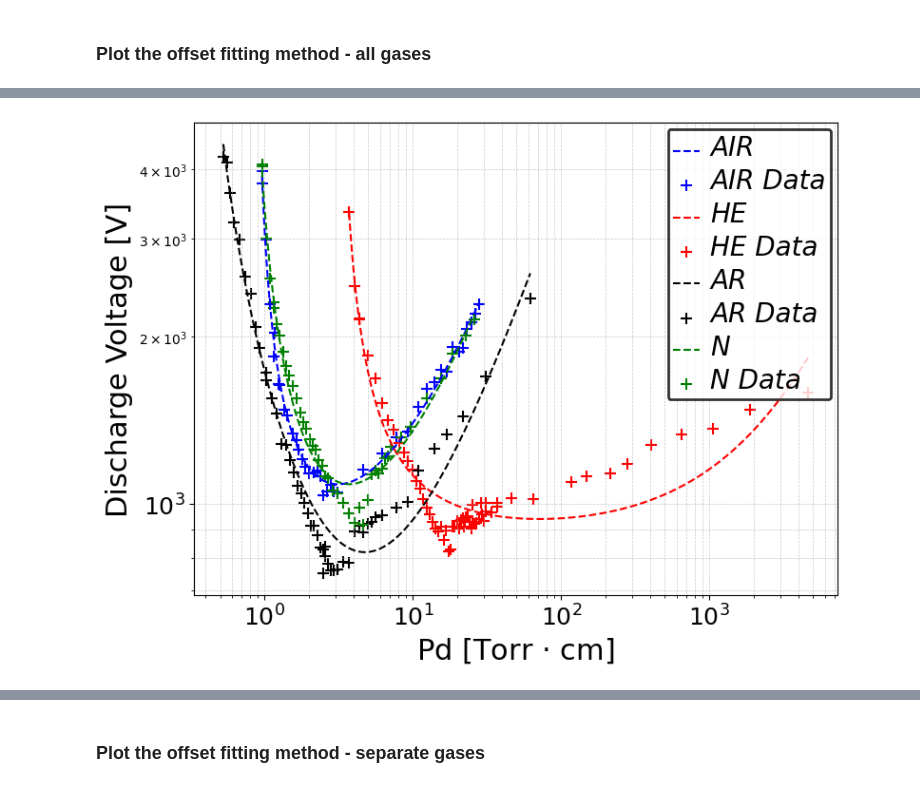
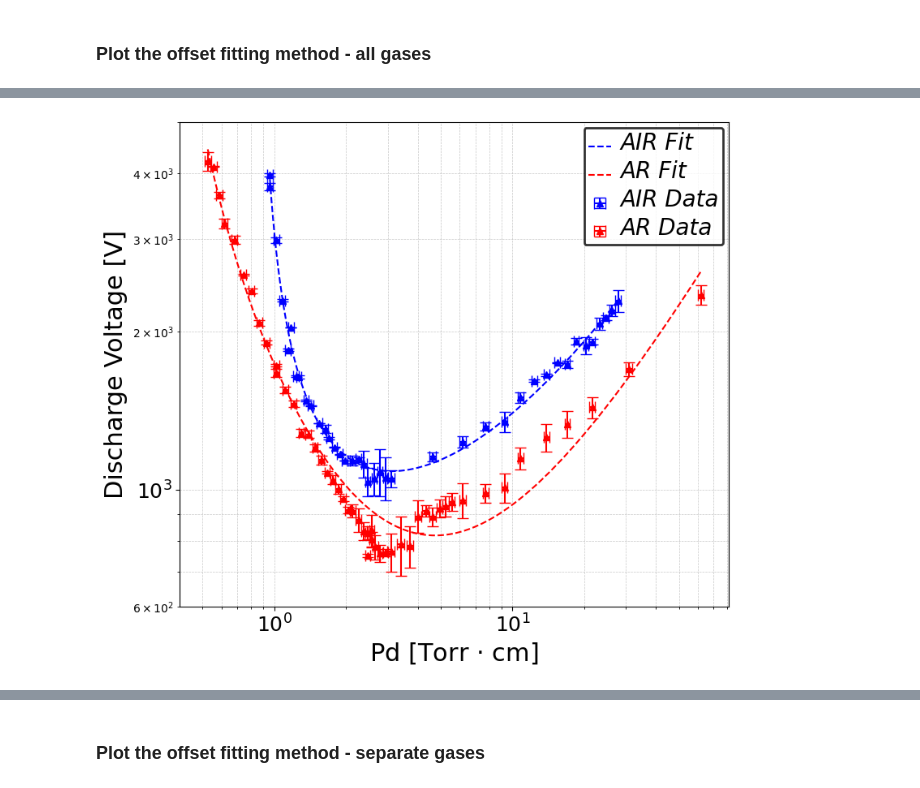
Before and after one commit to ferocitoo/TP3, a Jupyter notebook: TP_Plasma/Discharge.ipynb, the cells around one changed output, grey strips where cells are left out. Drawn from its saved outputs; the diff is of its cells as text; code cells hidden in the pictures.

```diff
--- a/TP_Plasma/Discharge.ipynb
+++ b/TP_Plasma/Discharge.ipynb
@@ -34,7 +34,9 @@ Ns = [48, 66,61,48]
 
 Vs=[[] for i in range(len(Gases))]
 Ps=[[] for i in range(len(Gases))]
+Ps_errors=[[] for i in range(len(Gases))]
 discharge_Vs = [[] for i in range(len(Gases))]
+discharge_V_errors = [[] for i in range(len(Gases))]
 
 for i, (gas, N) in enumerate(zip(Gases, Ns)):
     for j in range(1, N + 1):
@@ -63,7 +65,23 @@ for i, (gas, N) in enumerate(zip(Gases, Ns)):
             pressure_value = float(pressure_value)
             Ps[i].append(pressure_value)
 
+            # Calculate the error on the pressure
+            pressure_error = pressure_value * 0.01
+
+            Ps_errors[i].append(pressure_error)
+
+            discharge_V = np.max(data_V)
+
+            # Compute the discharge_V error as the difference between the max value and the next value of the voltage
+            sorted_data_V = np.sort(data_V)[::-1]  # Sort in descending order
+
+            discharge_V_error = (sorted_data_V[0] - sorted_data_V[1])*2
+            print(f"Discharge voltage error for {gas} {j}: {discharge_V_error}")
+
             discharge_Vs[i].append(np.max(data_V))
+            discharge_V_errors[i].append(discharge_V_error)
+
+
 
 
 
@@ -245,6 +286,7 @@ plt.show()
 ### Using offset fitting method
 # %%
 params = np.zeros((len(Gases), 5))
+params_pcov = np.zeros((len(Gases), 5, 5))
 
 # Separate plots for each gas
 for g in range(len(Gases)):
@@ -278,37 +320,94 @@ for g in range(len(Gases)):
 
     #add the parameters to the array
     params[g] = popt
+    params_pcov[g] = pcov
 
 #
 # %% [markdown]
 ### Plot the offset fitting method - all gases
 # %%
-ax, fig =u.create_figure_and_apply_format((8, 6), xlabel=r"Pd [Torr $\cdot$ cm]", ylabel="Discharge Voltage [V]")
+ax, fig =u.create_figure_and_apply_format((8, 7), xlabel=r"Pd [Torr $\cdot$ cm]", ylabel="Discharge Voltage [V]")
 
-colors = ['blue', 'red', 'black', 'green']
+colors = ['blue', 'red','red', 'blue']
 
 for g in range(len(Gases)):
+    if Gases[g] == 'N' or Gases[g] == 'HE':
+        continue
+
+
     pd = Ps_torr[g] * d
+    pd_error = Ps_error_torr[g] * d + Ps_torr[g] * d_error
+
     V = discharge_Vs[g]
+    V_error = discharge_V_errors[g]
+
 
     popt = params[g]
     C = popt[2]
 
     pd_fit = np.linspace(np.min(pd), np.max(pd), 100000)
-    ax.plot(pd_fit, fit_offset(pd_fit, *popt), label=f'{Gases[g]}', linestyle='--', color=colors[g])
+    ax.plot(pd_fit, fit_offset(pd_fit, *popt), label=f'{Gases[g]} Fit', linestyle='--', color=colors[g])
     print("Gas : ", Gases[g])
     print("gamma : ", 1/(np.exp(np.exp(C)-1)))
 
 
     # Scatter plot for the current gas
     # ax.errorbar(pd, V, xerr=pd_error[g], yerr=0.1, fmt='^', ecolor='red', capsize=5, alpha=0.4)
-    ax.scatter(pd, V, label=f'{Gases[g]} Data', marker='+', s=75, color=colors[g])
+    # ax.scatter(pd, V, label=f'{Gases[g]} Data', marker='+', s=75, color=colors[g])
+    ax.errorbar(pd, V, xerr=pd_error, yerr=V_error, fmt='^', capsize=5, color=colors[g], label=f'{Gases[g]} Data')
+
 
 
     ax.set_xscale('log')
     ax.set_yscale('log')
+
+    ax.set_ylim(6e2,5e3)
     u.set_legend_properties(ax, loc="upper right")
     plt.grid(True, which="both", linestyle="--", linewidth=0.5, alpha=0.7)
+
+fig.savefig('/workspaces/TP3/TP_Plasma/Figures/Discharge_Voltage_vs_Pd_AIR_AR.pdf', bbox_inches='tight')
+
+
+ax, fig =u.create_figure_and_apply_format((8, 7), xlabel=r"Pd [Torr $\cdot$ cm]", ylabel="Discharge Voltage [V]")
+
+for g in range(len(Gases)):
+    if Gases[g] == 'AR' or Gases[g] == 'AIR':
+        continue
+
+    pd = Ps_torr[g] * d
+    pd_error = Ps_error_torr[g] * d + Ps_torr[g] * d_error
+
+    V = discharge_Vs[g]
+    V_error = discharge_V_errors[g]
+
+
+    popt = params[g]
+    pcov = params_pcov[g]
+    C = popt[2]
+
+    pd_fit = np.linspace(np.min(pd), np.max(pd), 100000)
+    ax.plot(pd_fit, fit_offset(pd_fit, *popt), label=f'{Gases[g]} Fit', linestyle='--', color=colors[g])
+    print("Gas : ", Gases[g])
+    print("gamma : ", 1/(np.exp(np.exp(C)-1)))
+    print("A : ", popt[0])
+    print("B : ", popt[1])
+
+
+    # Scatter plot for the current gas
+    # ax.errorbar(pd, V, xerr=pd_error[g], yerr=0.1, fmt='^', ecolor='red', capsize=5, alpha=0.4)
+    # ax.scatter(pd, V, label=f'{Gases[g]} Data', marker='+', s=75, color=colors[g])
+    ax.errorbar(pd, V, xerr=pd_error, yerr=V_error, fmt='^', capsize=5, color=colors[g], label=f'{Gases[g]} Data')
+
+
+
+    ax.set_xscale('log')
+    ax.set_yscale('log')
+
+    ax.set_ylim(6e2,5e3)
+    u.set_legend_properties(ax, loc="upper right")
+    plt.grid(True, which="both", linestyle="--", linewidth=0.5, alpha=0.7)
+
+fig.savefig('/workspaces/TP3/TP_Plasma/Figures/Discharge_Voltage_vs_Pd_N_HE.pdf', bbox_inches='tight')
 # %% [output]
 Gas :  AIR
 gamma :  0.060848082529921944
@@ -321 +424 @@ gamma :  0.03857127951227375
-[figure, old version]
+[figure, new version]
```
Also changed, not shown: parts of 4 cells of this notebook, 2 other files.
